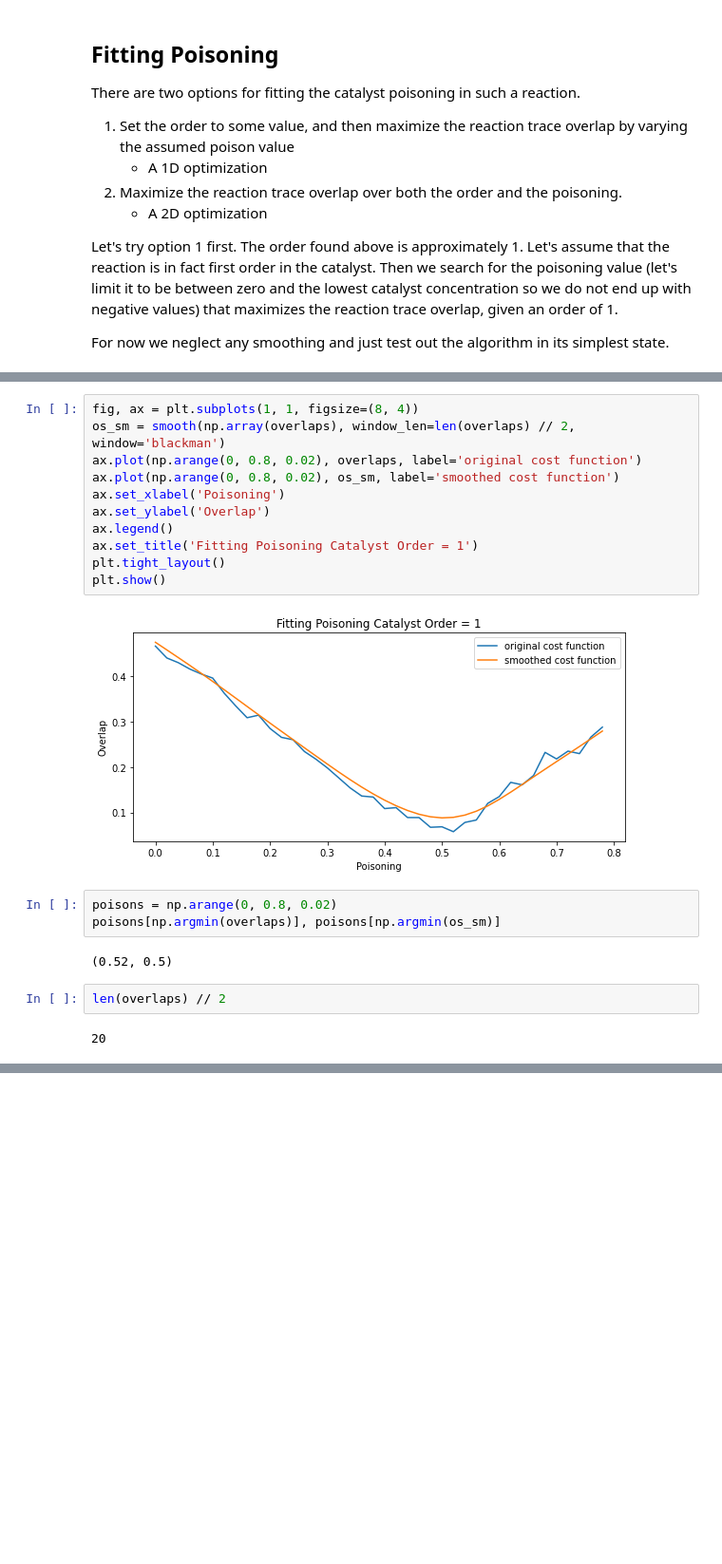
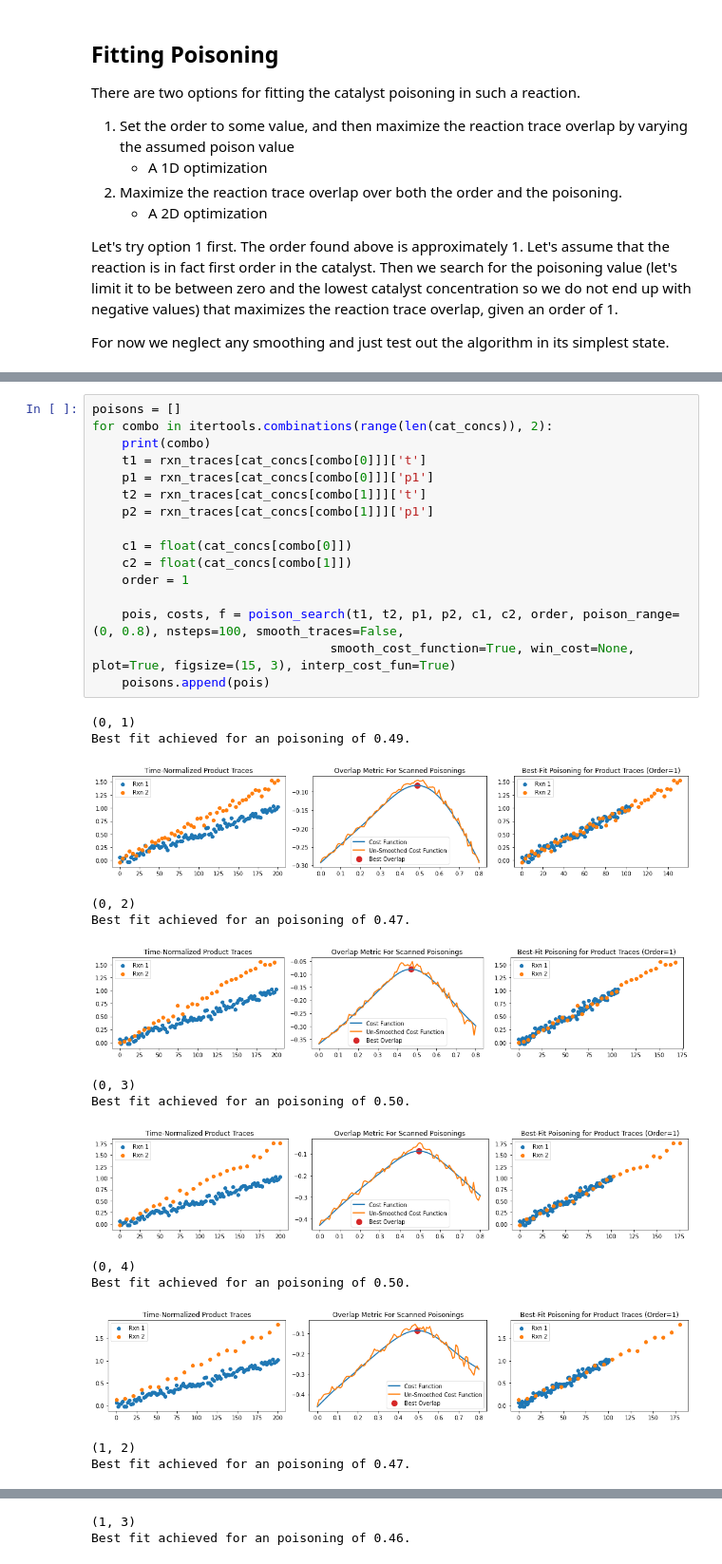
Before and after one commit to brettrhenderson/PyVTNA, a Jupyter notebook: notebooks/VTNA_Testing.ipynb, the cells around one changed output, grey strips where cells are left out. Shown at 95% size. Saved outputs shown, nothing was run; the diff lists cells and outputs as text; blank space fills up the shorter version.

```diff
--- a/notebooks/VTNA_Testing.ipynb
+++ b/notebooks/VTNA_Testing.ipynb
@@ -517,22 +447,31 @@ for pois in np.arange(0, 0.8, 0.02):
-# %%
-fig, ax = plt.subplots(1, 1, figsize=(8, 4))
-os_sm = smooth(np.array(overlaps), window_len=len(overlaps) // 2, window='blackman')
-ax.plot(np.arange(0, 0.8, 0.02), overlaps, label='original cost function')
-ax.plot(np.arange(0, 0.8, 0.02), os_sm, label='smoothed cost function')
-ax.set_xlabel('Poisoning')
-ax.set_ylabel('Overlap')
-ax.legend()
-ax.set_title('Fitting Poisoning Catalyst Order = 1')
-plt.tight_layout()
-plt.show()
-# %% [output]
-[figure, removed]
-# %%
-poisons = np.arange(0, 0.8, 0.02)
-poisons[np.argmin(overlaps)], poisons[np.argmin(os_sm)]
-# %% [output]
-(0.52, 0.5)
-# %%
-len(overlaps) // 2
-# %% [output]
-20
+# %%
+poisons = []
+for combo in itertools.combinations(range(len(cat_concs)), 2):
+    print(combo)
+    t1 = rxn_traces[cat_concs[combo[0]]]['t']
+    p1 = rxn_traces[cat_concs[combo[0]]]['p1']
+    t2 = rxn_traces[cat_concs[combo[1]]]['t']
+    p2 = rxn_traces[cat_concs[combo[1]]]['p1']
+
+    c1 = float(cat_concs[combo[0]])
+    c2 = float(cat_concs[combo[1]])
+    order = 1
+
+    pois, costs, f = poison_search(t1, t2, p1, p2, c1, c2, order, poison_range=(0, 0.8), nsteps=100, smooth_traces=False,
+                                smooth_cost_function=True, win_cost=None, plot=True, figsize=(15, 3), interp_cost_fun=True)
+    poisons.append(pois)
+# %% [output]
+(0, 1)
+Best fit achieved for an poisoning of 0.49.
+[figure, added]
+(0, 2)
+Best fit achieved for an poisoning of 0.47.
+[figure, added]
+(0, 3)
+Best fit achieved for an poisoning of 0.50.
+[figure, added]
+(0, 4)
+Best fit achieved for an poisoning of 0.50.
+[figure, added]
+(1, 2)
+Best fit achieved for an poisoning of 0.47.
@@ -538,0 +479,2 @@ len(overlaps) // 2
+(1, 3)
+Best fit achieved for an poisoning of 0.46.
```
Also changed, not shown: parts of 21 cells of this notebook, 3 other files.
